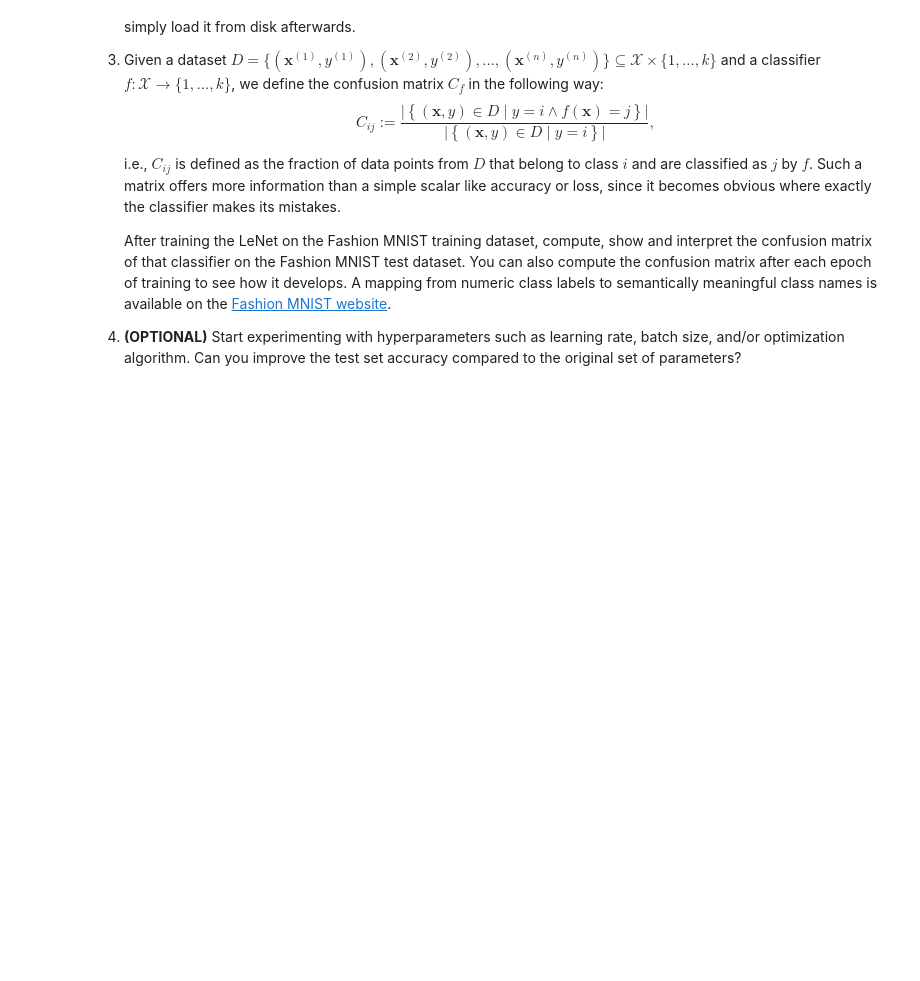
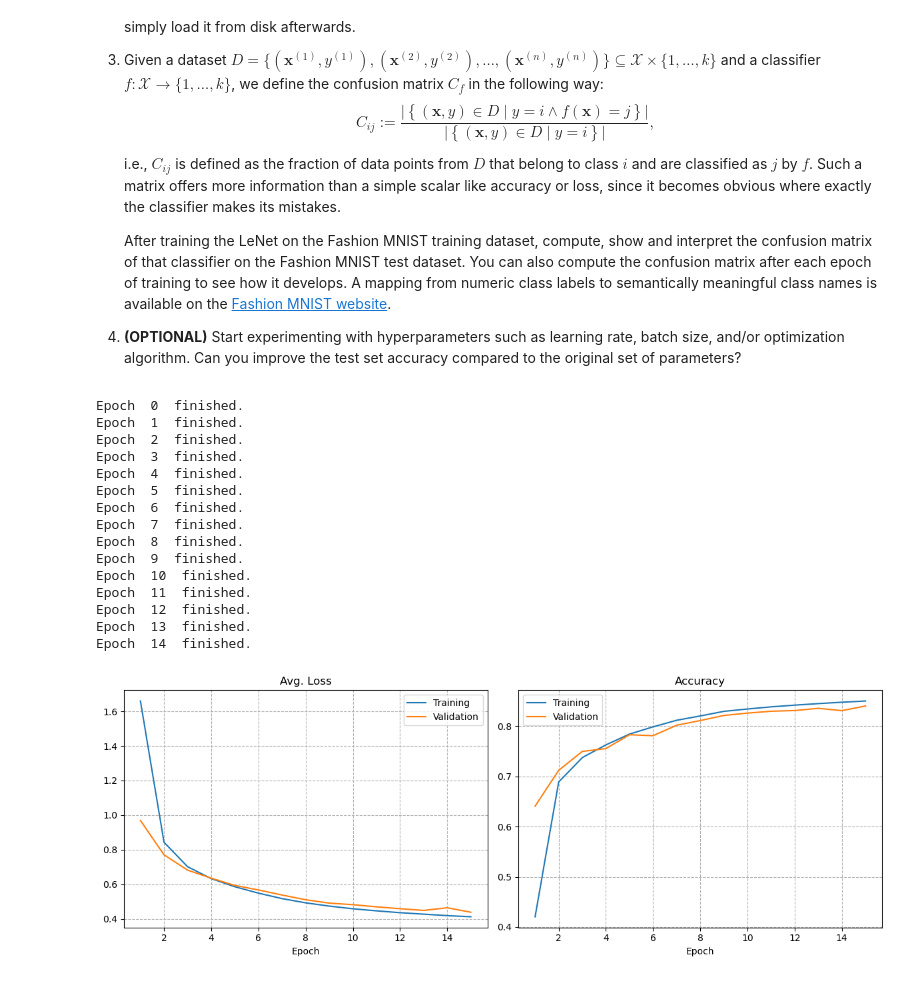
Before and after one commit to FelixFritz02/MasterKL, a Jupyter notebook: Machine Learning Foundations/Exercise Sheet 6.ipynb, the cells around one changed output. Drawn from its saved outputs; the diff is of its cells as text; code cells hidden in the pictures; blank space fills up the shorter version.

```diff
--- a/Machine Learning Foundations/Exercise Sheet 6.ipynb
+++ b/Machine Learning Foundations/Exercise Sheet 6.ipynb
@@ -301,6 +301,8 @@ import os
 import torch
 import torchvision
 import matplotlib.pyplot as plt
+import matplotlib.ticker as ticker
+
 
 def train_model(network, loss, optimizer, train_iter, val_iter, num_epochs, device='cpu', start_epoch=0,
                 checkpoints=False, out_dir=None):
@@ -388,9 +390,22 @@ def plot_history(history):
     plt.close(fig)
 
 def confusion_matrix(network, val_iter, num_classes=10, device='cpu'):
-    # TODO: Compute the confusion matrix for classifier 'network' and
-    # dataset 'val_iter' (given as a DataLoader)
-    raise NotImplementedError('TODO')
+    matrix = torch.zeros(size=(num_classes, num_classes), dtype=torch.get_default_dtype(),
+                        device='cpu')
+
+    network.eval()
+    for batch_x, batch_y in val_iter:
+        batch_x = batch_x.to(device)
+        res = network(batch_x)
+        res = torch.argmax(res, dim=-1).data.cpu()
+
+        indices = torch.stack([batch_y, res], dim=1)
+        indices, counts = torch.unique(indices, dim=0, return_counts=True)
+        matrix[indices[:,0], indices[:,1]] += counts
+
+    matrix /= torch.sum(matrix, dim=1, keepdims=True)
+
+    return matrix
 
 
 # Change this to 'cuda' if you can and want to use a GPU for training
@@ -408,32 +423,49 @@ load_path = None    # Don't train the model, but load it from the specified file
 data_dir = 'data'   # Folder that contains the dataset. If it is not present,
                     # the dataset will be downloaded into that folder
 
 is_cuda = device.type == 'cuda'
 train_dataset = dataset(data_dir, download=True, train=True, transform=torchvision.transforms.ToTensor())
 train_iter = torch.utils.data.DataLoader(train_dataset, batch_size=batch_size, shuffle=True,
                                     num_workers=0, pin_memory=is_cuda)
 val_dataset = dataset(data_dir, download=True, train=False, transform=torchvision.transforms.ToTensor())
 val_iter = torch.utils.data.DataLoader(val_dataset, batch_size=batch_size, shuffle=True,
                                     num_workers=0, pin_memory=is_cuda)
 # Instantiate the network, optimizer, etc.
 activation=lambda x: 1.7159*torch.tanh(0.6667*x)
 network = LeNet(activation=activation, in_channels=1)
 network = network.to(device)
 loss = torch.nn.CrossEntropyLoss().to(device)
 optimizer = torch.optim.SGD(network.parameters(), lr=step_size, weight_decay=regularization)
 start_epoch = 0
 
 if load_path is not None:
     # TODO: Load model, optimizer state and history
     pass
 else:
     history = train_model(network, loss, optimizer, train_iter, val_iter, num_epochs, device,
                       start_epoch, checkpoints=checkpoints, out_dir=out_dir)
 
 
 # TODO: Plot the training history
 plot_history(history)
 
 # TODO: And finally compute the confusion matrix
-#mat = confusion_matrix(network, val_iter, device=device)
-#print('Confusion matrix:', mat)
+mat = confusion_matrix(network, val_iter, device=device)
+print('Confusion matrix:', mat)
+# %% [output]
+Epoch  0  finished.
+Epoch  1  finished.
+Epoch  2  finished.
+Epoch  3  finished.
+Epoch  4  finished.
+Epoch  5  finished.
+Epoch  6  finished.
+Epoch  7  finished.
+Epoch  8  finished.
+Epoch  9  finished.
+Epoch  10  finished.
+Epoch  11  finished.
+Epoch  12  finished.
+Epoch  13  finished.
+Epoch  14  finished.
+[figure, added]
```
